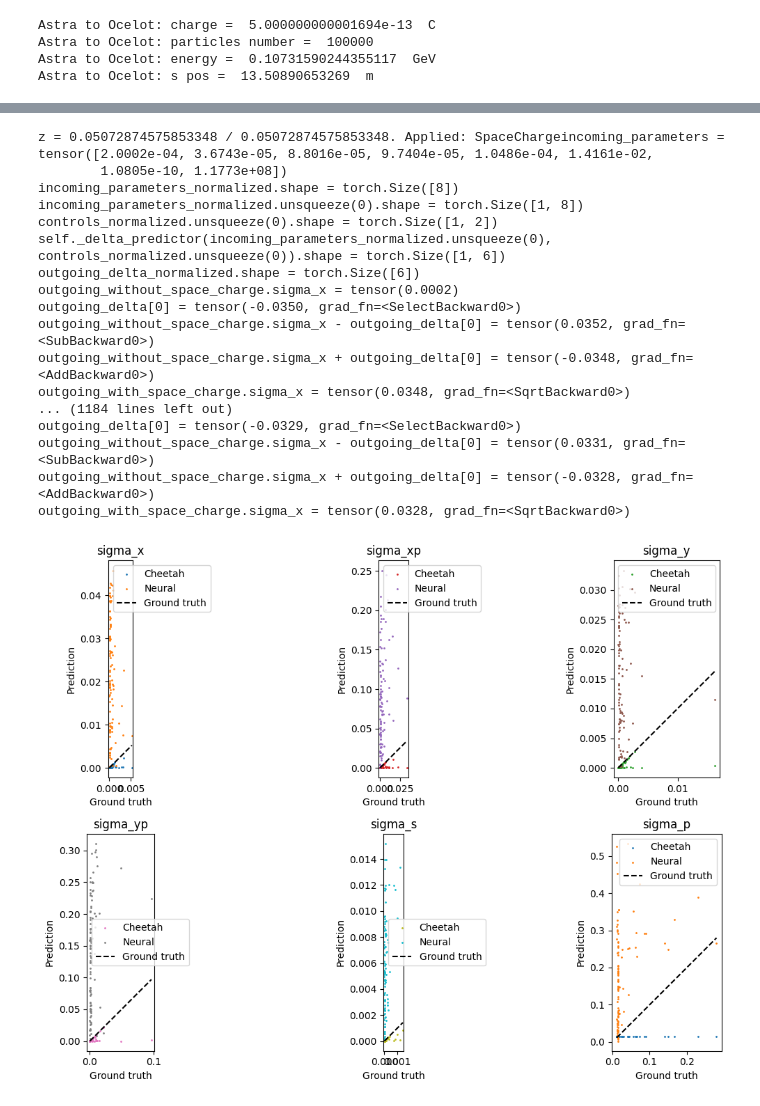
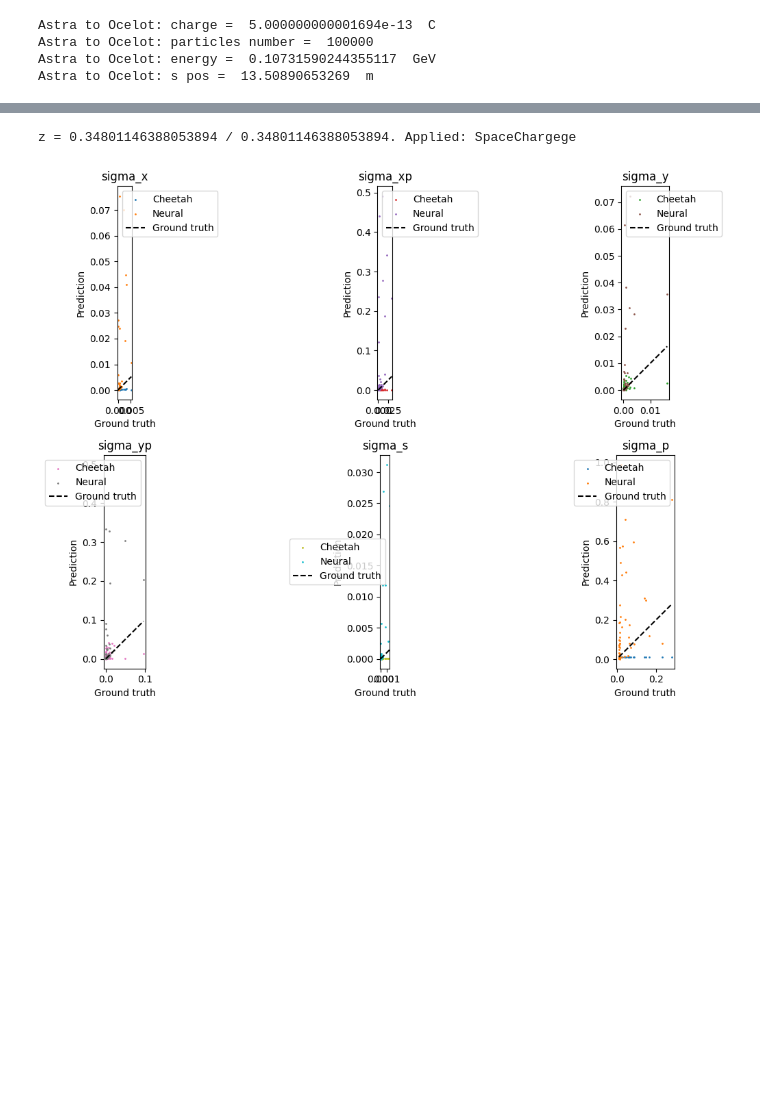
Before and after one commit to desy-ml/cheetah-demos, a Jupyter notebook: neural_network_space_charge_quad/test_space_charge_quad.ipynb, the cells around one changed output, grey strips where cells are left out. Cells and saved outputs as stored; diff of their text form; code cells hidden in the pictures; blank space fills up the shorter version.

Commit message:
Test neural space charge fix on correlation plots

```diff
--- a/neural_network_space_charge_quad/test_space_charge_quad.ipynb
+++ b/neural_network_space_charge_quad/test_space_charge_quad.ipynb
@@ -673,7 +686,17 @@ for i in range(num_samples):
     ocelot_beams.append(p_array_outgoing)
 
     # Generate Cheetah beam
-    cheetah_incoming = cheetah.ParameterBeam.from_ocelot(p_array_incoming)
+    # cheetah_incoming = cheetah.ParameterBeam.from_ocelot(p_array_incoming)
+    cheetah_incoming = cheetah.ParameterBeam.from_parameters(
+        sigma_x=dataset_train_raw[sample_idx][0][0][0],
+        sigma_xp=dataset_train_raw[sample_idx][0][0][1],
+        sigma_y=dataset_train_raw[sample_idx][0][0][2],
+        sigma_yp=dataset_train_raw[sample_idx][0][0][3],
+        sigma_s=dataset_train_raw[sample_idx][0][0][4],
+        sigma_p=dataset_train_raw[sample_idx][0][0][5],
+        total_charge=torch.tensor(1e-9),
+        energy=dataset_train_raw[sample_idx][0][0][7],
+    )
     cheetah_quadrupole = cheetah.Quadrupole(
         length=dataset_train_raw[i][0][1][0],
         k1=dataset_train_raw[i][0][1][1],
@@ -683,7 +706,17 @@ for i in range(num_samples):
     cheetah_beams.append(cheetah_outgoing)
 
     # Generate neural Cheetah beam
-    neural_incoming = cheetah.ParameterBeam.from_ocelot(p_array_incoming)
+    # neural_incoming = cheetah.ParameterBeam.from_ocelot(p_array_incoming)
+    neural_incoming = cheetah.ParameterBeam.from_parameters(
+        sigma_x=dataset_train_raw[i][0][0][0],
+        sigma_xp=dataset_train_raw[i][0][0][1],
+        sigma_y=dataset_train_raw[i][0][0][2],
+        sigma_yp=dataset_train_raw[i][0][0][3],
+        sigma_s=dataset_train_raw[i][0][0][4],
+        sigma_p=dataset_train_raw[i][0][0][5],
+        total_charge=torch.tensor(1e-9),
+        energy=dataset_train_raw[i][0][0][7],
+    )
     neural_quadrupole = NNSpaceChargeQuadrupole(
         length=dataset_train_raw[i][0][1][0],
         k1=dataset_train_raw[i][0][1][1],
@@ -875,48 +908,32 @@ plt.scatter(
 )
 plt.scatter(
     [ocelot_beam.p().std() for ocelot_beam in ocelot_beams],
     [neural_beam.sigma_p.item() for neural_beam in neural_beams],
     s=1,
     c="tab:orange",
     label="Neural",
 )
 plt.plot(
     [
         min([ocelot_beam.p().std() for ocelot_beam in ocelot_beams]),
         max([ocelot_beam.p().std() for ocelot_beam in ocelot_beams]),
     ],
     [
         min([ocelot_beam.p().std() for ocelot_beam in ocelot_beams]),
         max([ocelot_beam.p().std() for ocelot_beam in ocelot_beams]),
     ],
     c="k",
     ls="--",
     label="Ground truth",
 )
 plt.xlabel("Ground truth")
 plt.ylabel("Prediction")
 plt.title("sigma_p")
 plt.gca().set_aspect("equal", adjustable="box")
 plt.legend()
 
 plt.tight_layout()
 plt.show()
 # %% [output]
-z = 0.05072874575853348 / 0.05072874575853348. Applied: SpaceChargeincoming_parameters = tensor([2.0002e-04, 3.6743e-05, 8.8016e-05, 9.7404e-05, 1.0486e-04, 1.4161e-02,
-        1.0805e-10, 1.1773e+08])
-incoming_parameters_normalized.shape = torch.Size([8])
-incoming_parameters_normalized.unsqueeze(0).shape = torch.Size([1, 8])
-controls_normalized.unsqueeze(0).shape = torch.Size([1, 2])
-self._delta_predictor(incoming_parameters_normalized.unsqueeze(0), controls_normalized.unsqueeze(0)).shape = torch.Size([1, 6])
-outgoing_delta_normalized.shape = torch.Size([6])
-outgoing_without_space_charge.sigma_x = tensor(0.0002)
-outgoing_delta[0] = tensor(-0.0350, grad_fn=<SelectBackward0>)
-outgoing_without_space_charge.sigma_x - outgoing_delta[0] = tensor(0.0352, grad_fn=<SubBackward0>)
-outgoing_without_space_charge.sigma_x + outgoing_delta[0] = tensor(-0.0348, grad_fn=<AddBackward0>)
-outgoing_with_space_charge.sigma_x = tensor(0.0348, grad_fn=<SqrtBackward0>)
-... (1184 lines left out)
-outgoing_delta[0] = tensor(-0.0329, grad_fn=<SelectBackward0>)
-outgoing_without_space_charge.sigma_x - outgoing_delta[0] = tensor(0.0331, grad_fn=<SubBackward0>)
-outgoing_without_space_charge.sigma_x + outgoing_delta[0] = tensor(-0.0328, grad_fn=<AddBackward0>)
-outgoing_with_space_charge.sigma_x = tensor(0.0328, grad_fn=<SqrtBackward0>)
+z = 0.34801146388053894 / 0.34801146388053894. Applied: SpaceChargege
-[figure, old version]
+[figure, new version]
```
Also changed, not shown: parts of 12 cells of this notebook, 1 other file.
